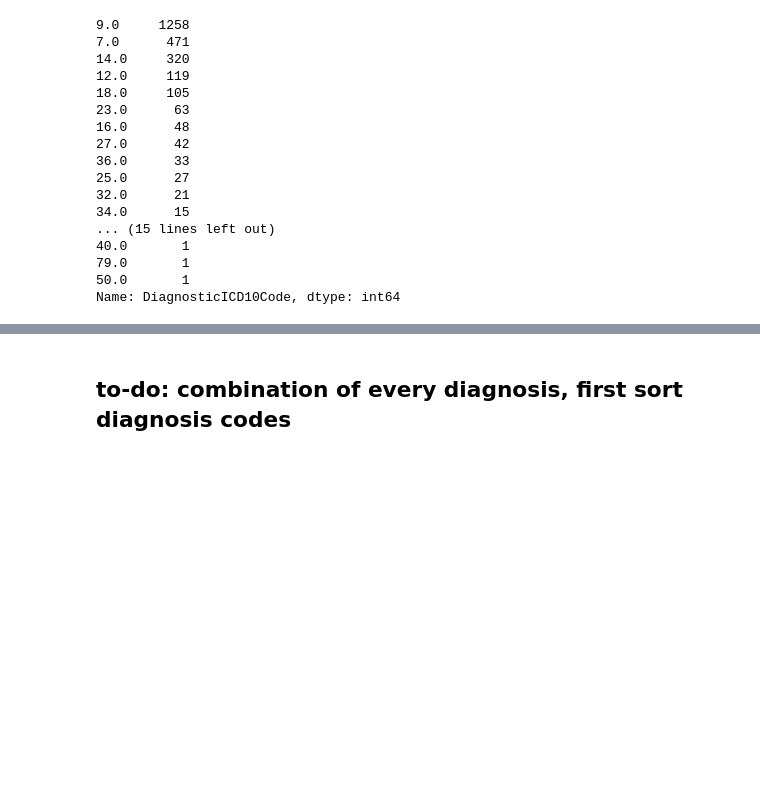
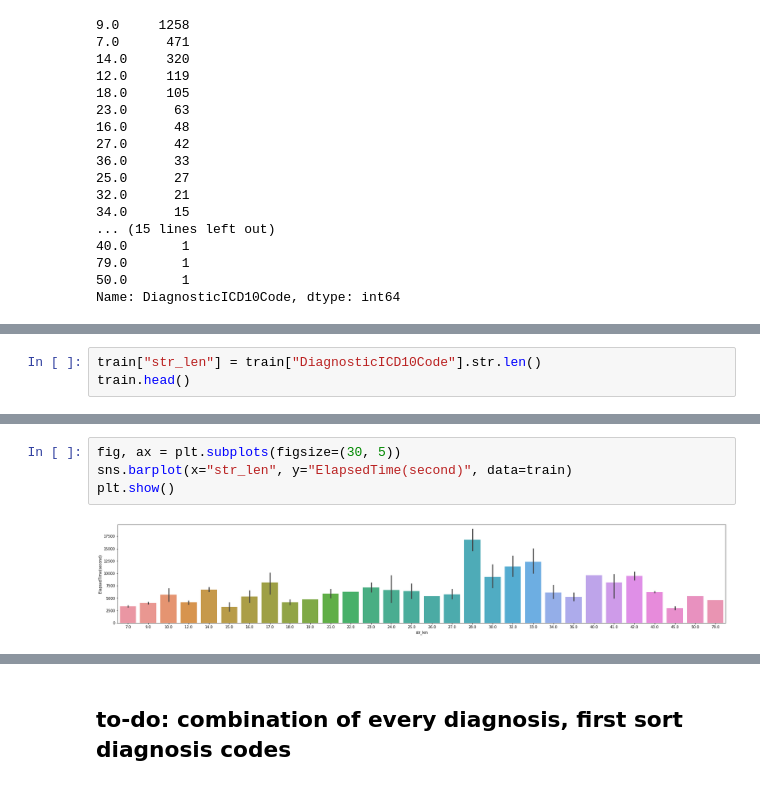
Before and after one commit to furkaneneseren/Datathon-Borda, a Jupyter notebook: surgery-datathon.ipynb, the cells around one changed output, grey strips where cells are left out. Cells and saved outputs as stored; diff of their text form; blank space fills up the shorter version.

```diff
--- a/surgery-datathon.ipynb
+++ b/surgery-datathon.ipynb
@@ -580,0 +626,3 @@ train.iloc[train.DiagnosticICD10Code.str.len().sort_values(ascending=False).inde
+# %%
+train["str_len"] = train["DiagnosticICD10Code"].str.len()
+train.head()
@@ -580,0 +636,6 @@ train.iloc[train.DiagnosticICD10Code.str.len().sort_values(ascending=False).inde
+# %%
+fig, ax = plt.subplots(figsize=(30, 5))
+sns.barplot(x="str_len", y="ElapsedTime(second)", data=train)
+plt.show()
+# %% [output]
+[figure, added]
```
Also changed, not shown: parts of 20 cells of this notebook.
